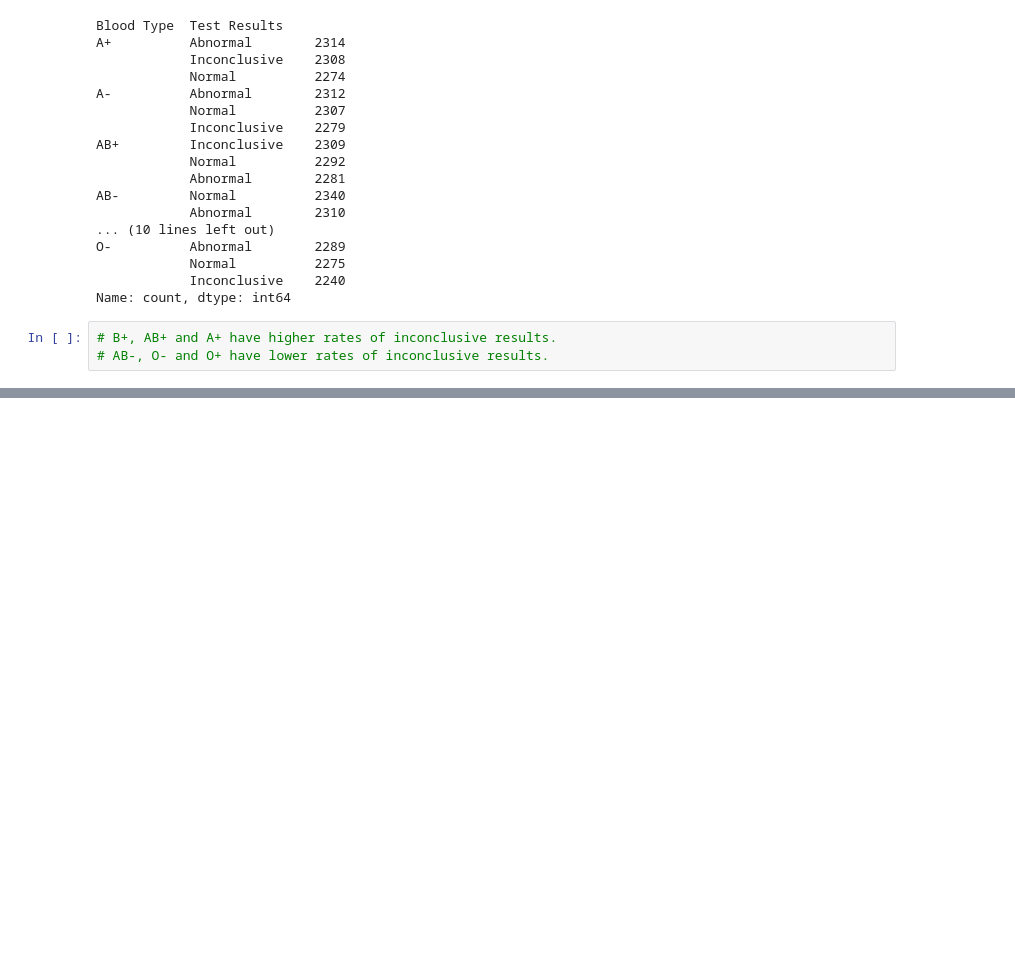
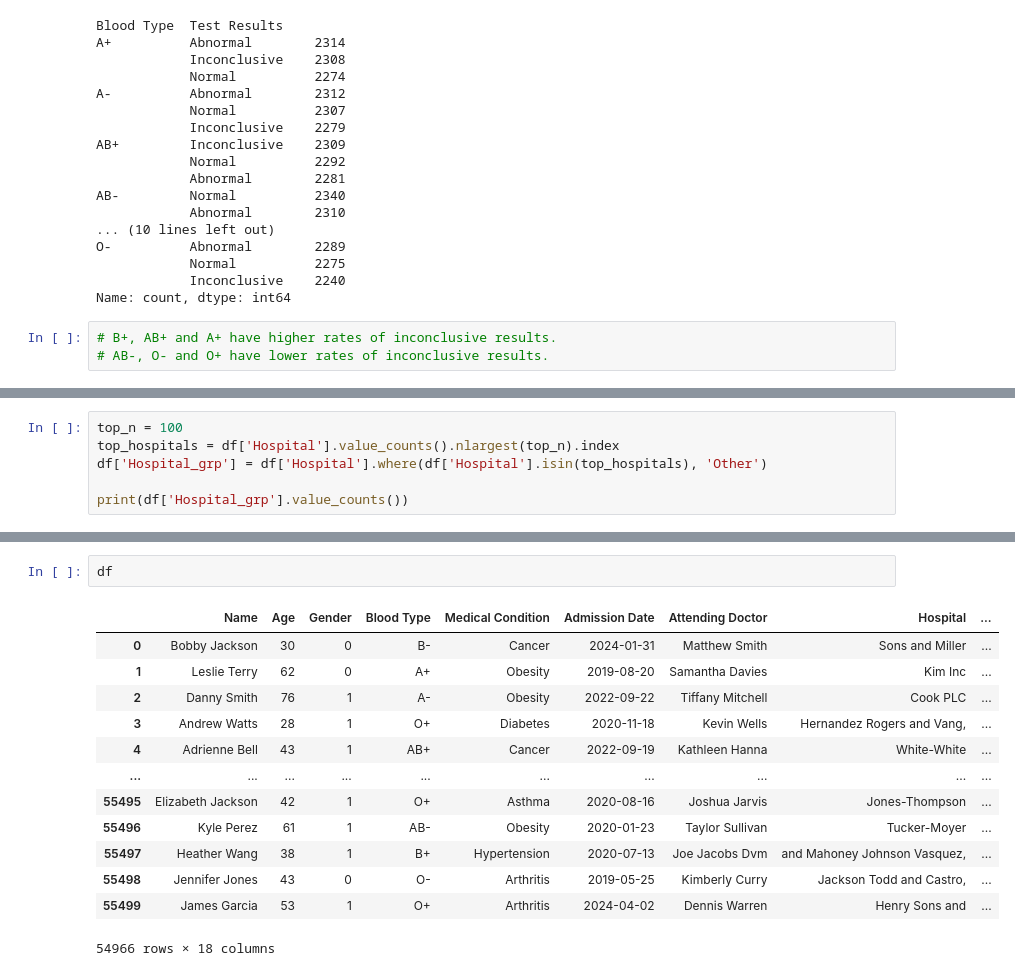
Before and after one commit to AADITYAKADAM2110/patient-diagnosis-insight, a Jupyter notebook: notebooks/01_eda.ipynb, the cells around one changed output, grey strips where cells are left out. Saved outputs shown, nothing was run; the diff lists cells and outputs as text; blank space fills up the shorter version.

```diff
--- a/notebooks/01_eda.ipynb
+++ b/notebooks/01_eda.ipynb
@@ -755,0 +806,6 @@ Name: count, dtype: int64
+# %%
+top_n = 100
+top_hospitals = df['Hospital'].value_counts().nlargest(top_n).index
+df['Hospital_grp'] = df['Hospital'].where(df['Hospital'].isin(top_hospitals), 'Other')
+
+print(df['Hospital_grp'].value_counts())
@@ -755,0 +826,16 @@ Name: count, dtype: int64
+# %%
+df
+# %% [output]
+|  | Name | Age | Gender | Blood Type | Medical Condition | Admission Date | Attending Doctor | Hospital | ... |
+| 0 | Bobby Jackson | 30 | 0 | B- | Cancer | 2024-01-31 | Matthew Smith | Sons and Miller | ... |
+| 1 | Leslie Terry | 62 | 0 | A+ | Obesity | 2019-08-20 | Samantha Davies | Kim Inc | ... |
+| 2 | Danny Smith | 76 | 1 | A- | Obesity | 2022-09-22 | Tiffany Mitchell | Cook PLC | ... |
+| 3 | Andrew Watts | 28 | 1 | O+ | Diabetes | 2020-11-18 | Kevin Wells | Hernandez Rogers and Vang, | ... |
+| 4 | Adrienne Bell | 43 | 1 | AB+ | Cancer | 2022-09-19 | Kathleen Hanna | White-White | ... |
+| ... | ... | ... | ... | ... | ... | ... | ... | ... | ... |
+| 55495 | Elizabeth Jackson | 42 | 1 | O+ | Asthma | 2020-08-16 | Joshua Jarvis | Jones-Thompson | ... |
+| 55496 | Kyle Perez | 61 | 1 | AB- | Obesity | 2020-01-23 | Taylor Sullivan | Tucker-Moyer | ... |
+| 55497 | Heather Wang | 38 | 1 | B+ | Hypertension | 2020-07-13 | Joe Jacobs Dvm | and Mahoney Johnson Vasquez, | ... |
+| 55498 | Jennifer Jones | 43 | 0 | O- | Arthritis | 2019-05-25 | Kimberly Curry | Jackson Todd and Castro, | ... |
+| 55499 | James Garcia | 53 | 1 | O+ | Arthritis | 2024-04-02 | Dennis Warren | Henry Sons and | ... |
+54966 rows × 18 columns
```
Also changed, not shown: parts of 7 cells of this notebook, 1 other file.
